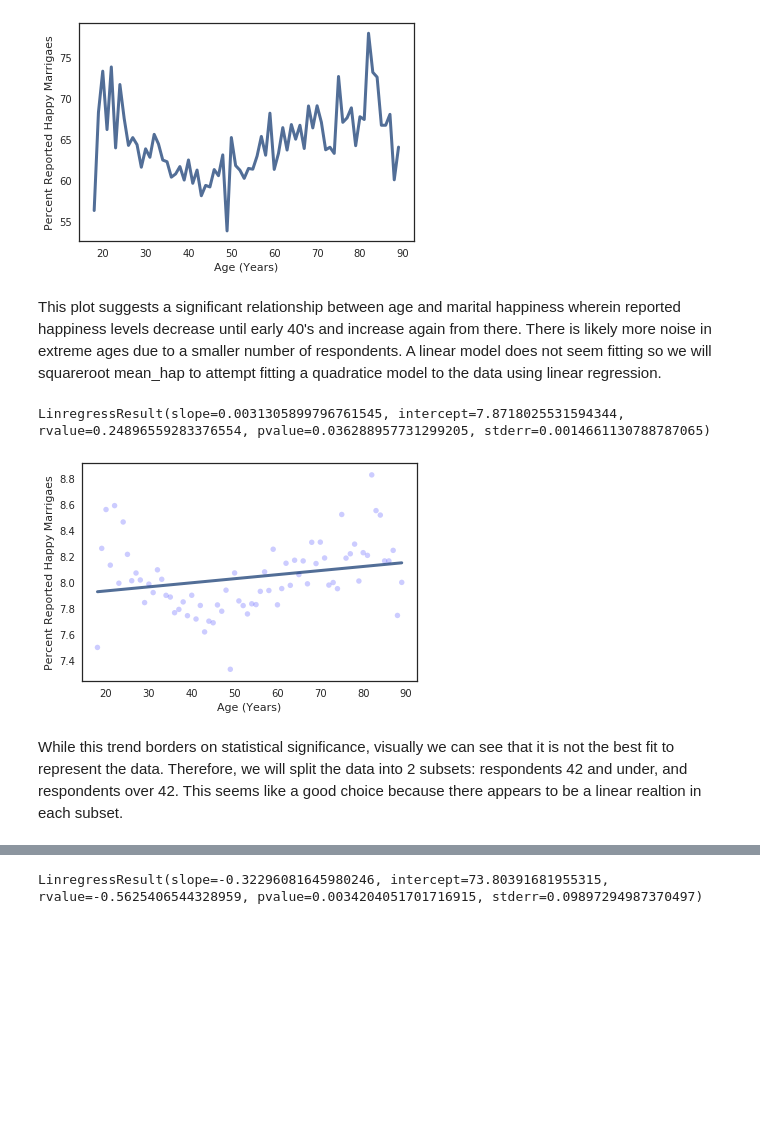
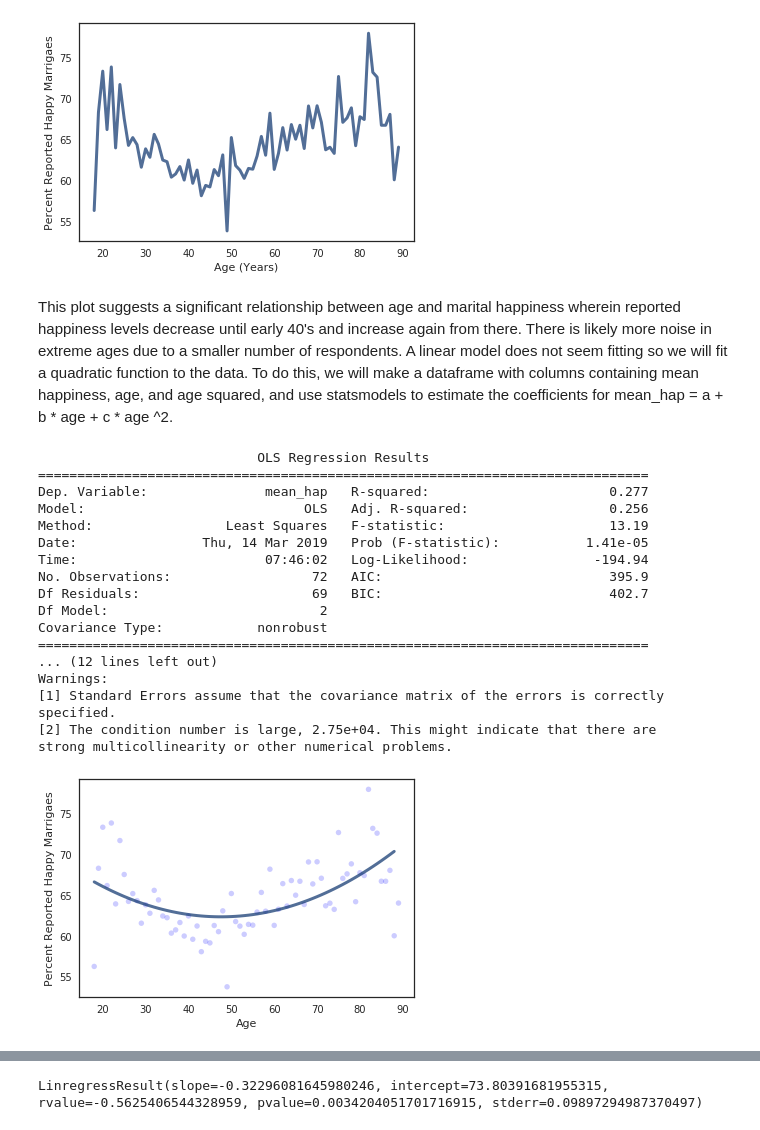
Before and after one commit to ASHSWAN1999/ThinkStats2, a Jupyter notebook: project1/project1.ipynb, the cells around one changed output, grey strips where cells are left out. Drawn from its saved outputs; the diff is of its cells as text; code cells hidden in the pictures; blank space fills up the shorter version.

```diff
--- a/project1/project1.ipynb
+++ b/project1/project1.ipynb
@@ -208,15 +209,45 @@ age, mean_hap = line_plot('age', 'mod_hapmar', 'Age (Years)', 'Percent Reported
 # %% [output]
 [figure]
 # %% [markdown]
-This plot suggests a significant relationship between age and marital happiness wherein reported happiness levels decrease until early 40's and increase again from there. There is likely more noise in extreme ages due to a smaller number of respondents. A linear model does not seem fitting so we will squareroot mean_hap to attempt fitting a quadratice model to the data using linear regression.
+This plot suggests a significant relationship between age and marital happiness wherein reported happiness levels decrease until early 40's and increase again from there. There is likely more noise in extreme ages due to a smaller number of respondents. A linear model does not seem fitting so we will fit a quadratic function to the data. To do this, we will make a dataframe with columns containing mean happiness, age, and age squared, and use statsmodels to estimate the coefficients for mean_hap = a + b * age + c * age ^2.
-# %%
-sqr_mean_hap = []
-for i in range(len(mean_hap)):
-    sqr_mean_hap.append(mean_hap[i]**.5)
-
-linreg_plot(age, sqr_mean_hap, 'Age (Years)', 'Percent Reported Happy Marrigaes')
-# %% [output]
-LinregressResult(slope=0.0031305899796761545, intercept=7.8718025531594344, rvalue=0.24896559283376554, pvalue=0.036288957731299205, stderr=0.0014661130788787065)
-[figure, removed]
-# %% [markdown]
-While this trend borders on statistical significance, visually we can see that it is not the best fit to represent the data. Therefore, we will split the data into 2 subsets: respondents 42 and under, and respondents over 42. This seems like a good choice because there appears to be a linear realtion in each subset.
+# %%
+data_tuples = list(zip(age,mean_hap)) #create dataframe
+frame = pd.DataFrame(data_tuples, columns=['age','mean_hap'])
+frame['age2'] = frame.age**2
+
+formula = 'mean_hap ~ age + age2' #run regression
+model = smf.ols(formula, data=frame)
+results = model.fit()
+
+inter = results.params['Intercept']
+slope = results.params['age']
+slope2 = results.params['age2']
+
+nfx = np.array(np.arange(min(age), max(age), 1)) #calculate points representing fitted line
+nfy = inter + slope*nfx + slope2*nfx**2
+
+thinkplot.Scatter(age, mean_hap)
+thinkplot.Plot(nfx, nfy)
+thinkplot.Config(xlabel='Age',
+                 ylabel='Percent Reported Happy Marrigaes',
+                 legend=False)
+print(results.summary())
+# %% [output]
+                            OLS Regression Results
+==============================================================================
+Dep. Variable:               mean_hap   R-squared:                       0.277
+Model:                            OLS   Adj. R-squared:                  0.256
+Method:                 Least Squares   F-statistic:                     13.19
+Date:                Thu, 14 Mar 2019   Prob (F-statistic):           1.41e-05
+Time:                        07:46:02   Log-Likelihood:                -194.94
+No. Observations:                  72   AIC:                             395.9
+Df Residuals:                      69   BIC:                             402.7
+Df Model:                           2
+Covariance Type:            nonrobust
+==============================================================================
+... (12 lines left out)
+Warnings:
+[1] Standard Errors assume that the covariance matrix of the errors is correctly specified.
+[2] The condition number is large, 2.75e+04. This might indicate that there are
+strong multicollinearity or other numerical problems.
+[figure, added]
```
Also changed, not shown: parts of 15 cells of this notebook, 2 other files.
